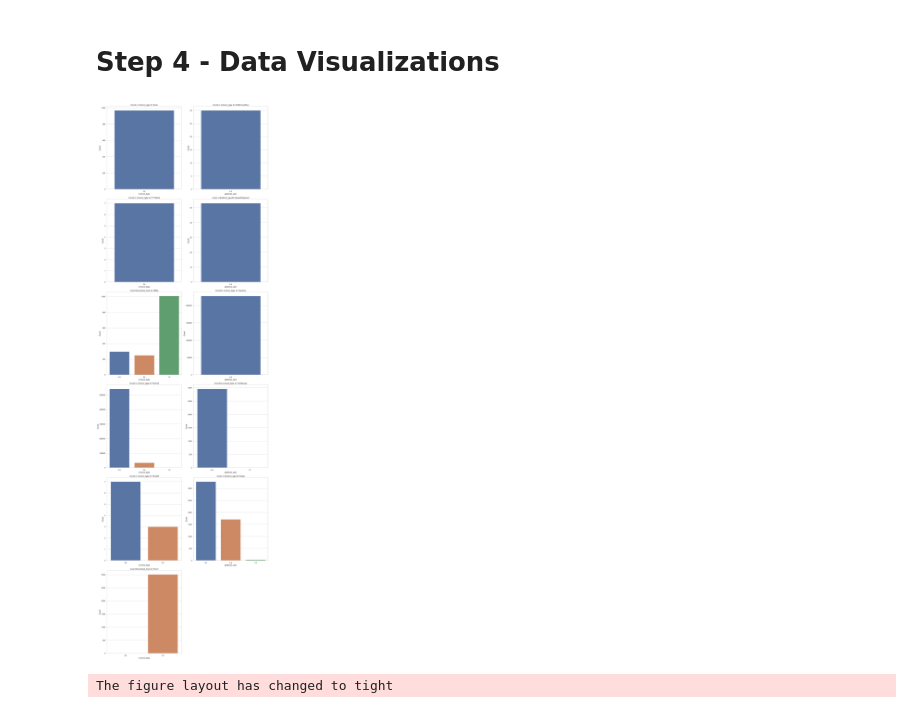
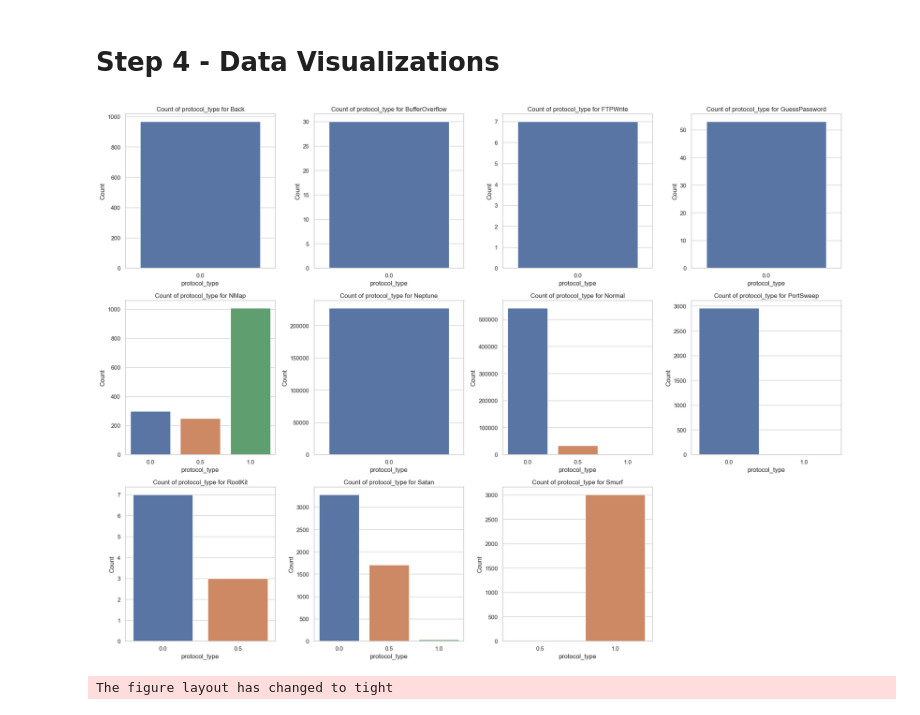
Before and after one commit to Sothirich/data_science_cyber-data-set, a Jupyter notebook: 2. Data-Exploration.ipynb, the cells around one changed output. Saved outputs shown, nothing was run; the diff lists cells and outputs as text; code cells hidden in the pictures.

```diff
--- a/2. Data-Exploration.ipynb
+++ b/2. Data-Exploration.ipynb
@@ -135,31 +135,31 @@ import seaborn as sns
 # %%
 attack_types = df['attack'].unique()
 
 # Calculate the number of rows and columns for the subplot grid
-num_rows = (len(attack_types) - 1) // 2 + 1
-num_cols = min(len(attack_types), 2)
+num_rows = (len(attack_types) - 1) // 4 + 1
+num_cols = min(len(attack_types), 4)
 
 # Create a figure and axes for subplots
-fig, axs = plt.subplots(num_rows, num_cols, figsize=(15, 8*num_rows))
+fig, axs = plt.subplots(num_rows, num_cols, figsize=(20, 5*num_rows))
 
 # Flatten the axes array for easy iteration
 axs = axs.flatten()
 
 # Loop through each attack type and plot the count of protocol_type
 for i, attack_type in enumerate(attack_types):
     sns.countplot(x='protocol_type', data=df[df['attack'] == attack_type], ax=axs[i])
     axs[i].set_title(f'Count of protocol_type for {attack_type}')
     axs[i].set_xlabel('protocol_type')
     axs[i].set_ylabel('Count')
 
 # If there are any unused subplots, hide them
 for i in range(len(attack_types), num_rows * num_cols):
     axs[i].axis('off')
 
 plt.tight_layout()
 plt.show()
 # %% [output]
-[figure, old version]
+[figure, new version]
 # %%
 #Danet
 
```
